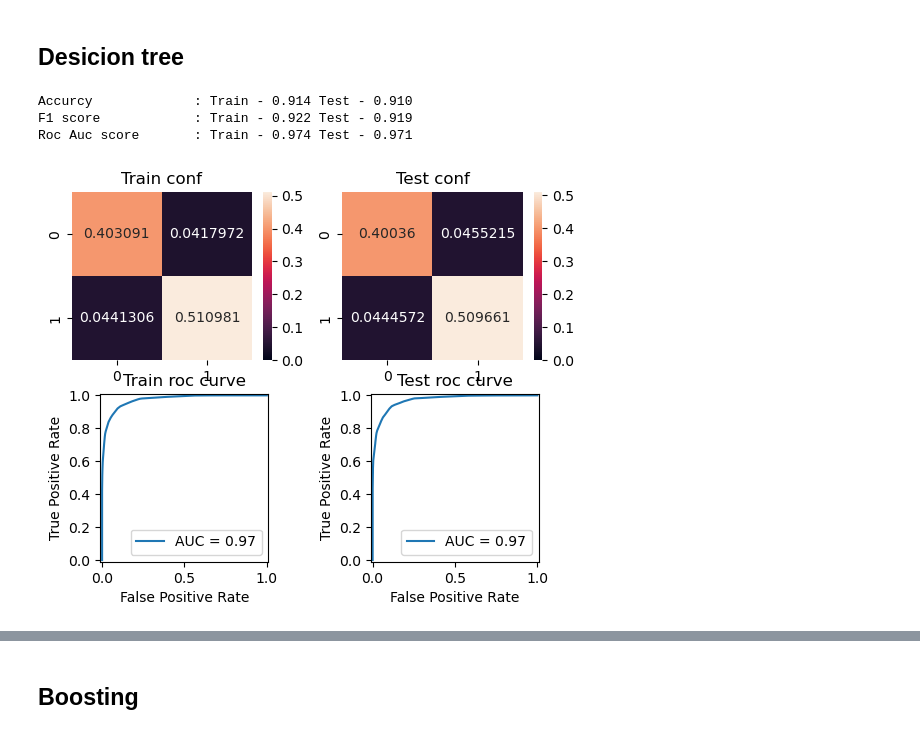
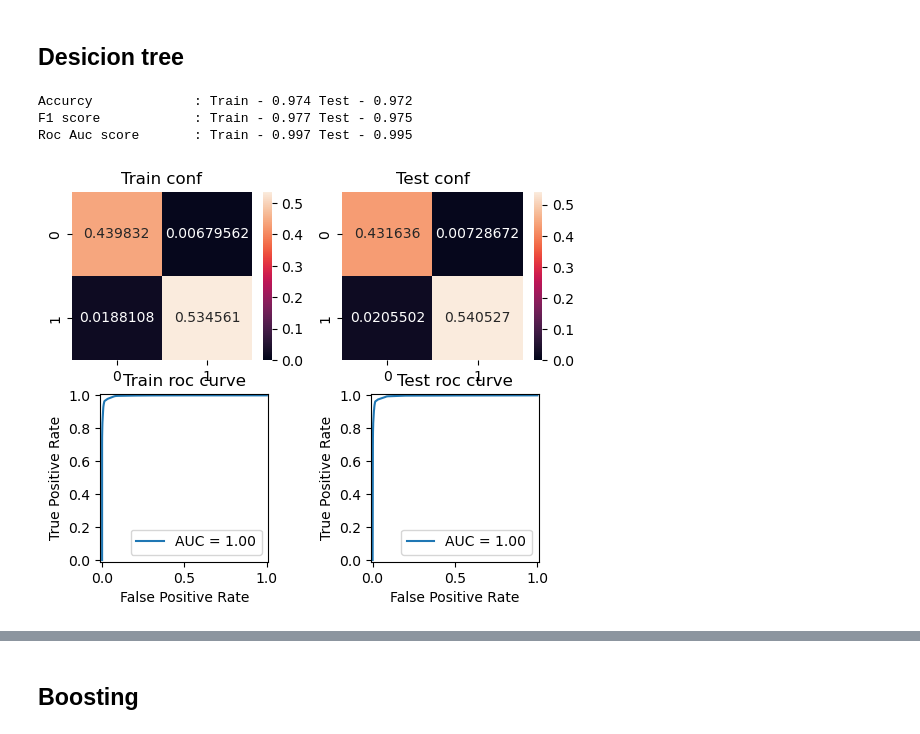
Before and after one commit to UIIf/MachineLearningRep, a Jupyter notebook: TableClassification/main.ipynb, the cells around one changed output, grey strips where cells are left out. Cells and saved outputs as stored; diff of their text form; code cells hidden in the pictures.

```diff
--- a/TableClassification/main.ipynb
+++ b/TableClassification/main.ipynb
@@ -57,8 +80,16 @@ from sklearn.preprocessing import LabelEncoder
 # %%
+ole = OrderedLabelEncoder()
 le = LabelEncoder()
 
+
+ordere_lable_encoded_cat_features = []
 lable_encoded_cat_features = []
 for feat in cat_features:
-    df[feat + "_LE"] = le.fit_transform(df[feat])
+    train[feat + "_OLE"] = ole.fit_transform(train[feat], train['target'])
+    train[feat + "_LE"] = le.fit_transform(train[feat])
+
+    test[feat + "_OLE"] = ole.transform(test[feat])
+    test[feat + "_LE"] = le.transform(test[feat])
     lable_encoded_cat_features.append(feat + "_LE")
+    ordere_lable_encoded_cat_features.append(feat + "_OLE")
 # %%
@@ -117,5 +130,6 @@ df["gill-spacing"].unique()
 array([nan, 'c', 'd', 'f'], dtype=object)
 # %%
 ohe = OneHotEncoder(sparse_output=False, drop="first")
-cols = ohe.fit_transform(df[cat_features])
+cols = ohe.fit_transform(train[cat_features])
 ohe_columns_name = list(ohe.get_feature_names_out(cat_features))
+train = pd.concat([train, pd.DataFrame(cols, columns=ohe_columns_name)], axis=1)
@@ -122,4 +140,5 @@ ohe_columns_name = list(ohe.get_feature_names_out(cat_features))
 # %%
-df = pd.concat([df, pd.DataFrame(cols, columns=ohe_columns_name)], axis=1)
+cols = ohe.transform(test[cat_features])
+test = pd.concat([test, pd.DataFrame(cols, columns=ohe_columns_name)], axis=1)
 # %%
 sns.heatmap(
@@ -163,12 +182,14 @@ Name: cap-diameter, Length: 61069, dtype: float64
 # %%
 one_rule_features = []
 for feat in real_features:
-    df[feat + "_mean"] = df[feat] > df[feat].mean()
+    train[feat + "_mean"] = train[feat] > train[feat].mean()
+    test[feat + "_mean"] = test[feat] > train[feat].mean()
     one_rule_features.append(feat + "_mean")
     quants = [0.25, 0.5, 0.75]
-    _, bins = pd.qcut(df[feat], quants, retbins=True)
+    _, bins = pd.qcut(train[feat], quants, retbins=True)
     for b, q in zip(bins, quants):
-        df[feat + f"q_{q}"] = df[feat] > b
+        train[feat + f"q_{q}"] = train[feat] > b
+        test[feat + f"q_{q}"] = test[feat] > b
         one_rule_features.append(feat + f"q_{q}")
 # %% [markdown]
 ## Feature selection
@@ -459,24 +492,24 @@ Roc Auc score       : Train - 0.808 Test - 0.812
 from sklearn.tree import DecisionTreeClassifier
 # %%
 feature_list = default_le_features
-model = DecisionTreeClassifier(max_depth=8)
+model = DecisionTreeClassifier(max_depth=10)
 model.fit(train[feature_list].values, train["target"].values)
 pred_train = model.predict(train[feature_list].values)
 proba_train = model.predict_proba(train[feature_list].values)[:, 1]
 pred_test = model.predict(test[feature_list].values)
 proba_test = model.predict_proba(test[feature_list].values)[:, 1]
 
 metrics(
     train[feature_list],
     proba_train,
     pred_train,
     train["target"],
     proba_test,
     pred_test,
     test["target"],
 )
 # %% [output]
-Accurcy             : Train - 0.914 Test - 0.910
-F1 score            : Train - 0.922 Test - 0.919
-Roc Auc score       : Train - 0.974 Test - 0.971
+Accurcy             : Train - 0.974 Test - 0.972
+F1 score            : Train - 0.977 Test - 0.975
+Roc Auc score       : Train - 0.997 Test - 0.995
-[figure, old version]
+[figure, new version]
```
Also changed, not shown: parts of 31 cells of this notebook.
